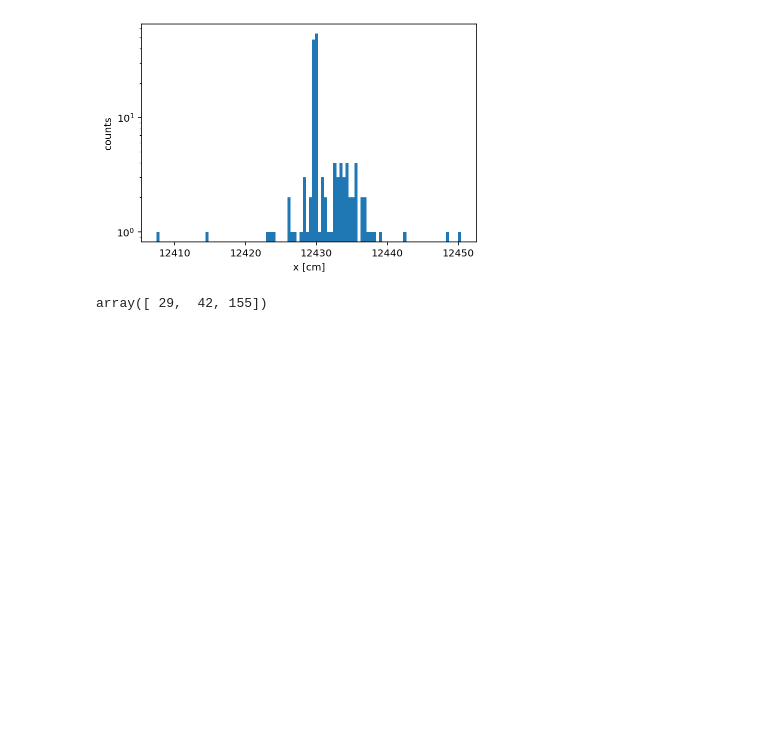
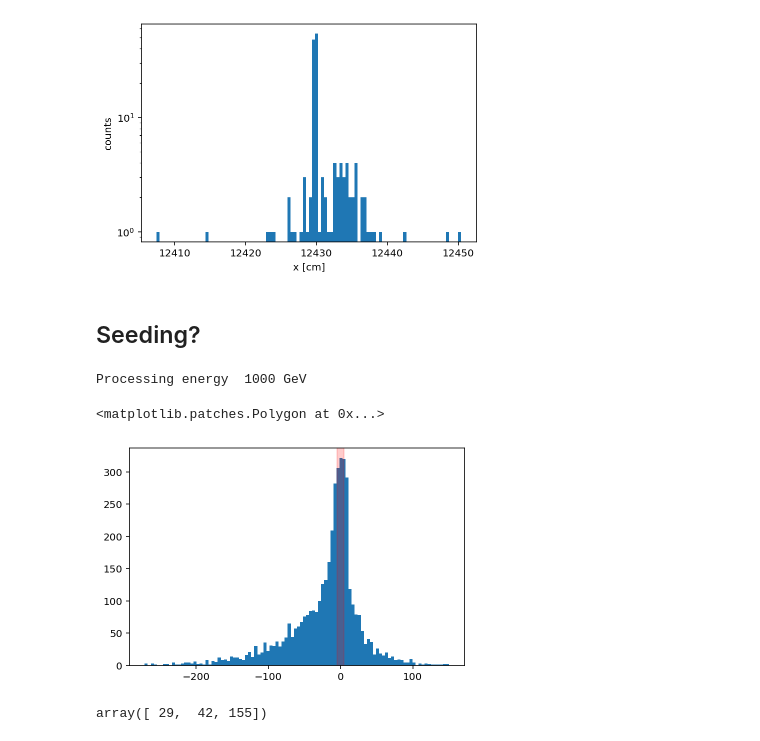
Before and after one commit to EdmondRen/mathusla_tracker_debugging, a Jupyter notebook: 11_tracker_debug.ipynb, the cells around one changed output. Drawn from its saved outputs; the diff is of its cells as text; code cells hidden in the pictures; blank space fills up the shorter version.

```diff
--- a/11_tracker_debug.ipynb
+++ b/11_tracker_debug.ipynb
@@ -93,3 +117,5 @@ plt.ylabel('counts')
 plt.yscale("log")
 # %% [output]
 [figure]
+# %% [markdown]
+## Seeding?
@@ -96,3 +189,67 @@ plt.yscale("log")
+# %%
+# Pull hits from simulation
+
+muon_energy=1000
+print("Processing energy ",muon_energy, "GeV")
+
+data_dir    = "/project/def-mdiamond/tomren/mathusla/data/fit_study"
+files=glob.glob(f"{data_dir}/muon_{muon_energy}_GeV/*/*/stat*.root",)
+files=util.Utils.sortByExt(files)
+
+Hit_collection = []
+Truth_collection = []
+hit_inds=[]
+for i_file in tqdm(range(len(files))):
+# for i_file in tqdm(range(10)):
+    filename=files[i_file]
+    tree_name="integral_tree"
+    ev = event.Event(filename, 0, tree_name=tree_name)
+    nevents = int(ev.Tree.GetEntries())
+
+    for i_event in range(1):
+        ev.EventNumber=i_event
+        ev.Tree.GetEntry(i_event)
+#         if len(ev.Tree.Digi_x)==7:
+        if 1:
+            hit_inds.append(i_event)
+            hits = get_digi_hits(ev)
+            truth =  get_event_truth(ev)
+
+            Hit_collection.append(hits)
+            Truth_collection.append(truth)
+# %% [output]
+Processing energy  1000 GeV
+# %%
+def Seed(hits):
+    c=29.97
+    seeds=[]
+    for i in range(len(hits)):
+        for j in range(i+1, len(hits)):
+            dx = hits[i].x- hits[j].x
+            dy = hits[i].y- hits[j].y
+            dz = hits[i].z- hits[j].z
+            dt = hits[i].t- hits[j].t
+            ds = (dx**2+dy**2-dz**2)/c**2-dt**2
+#             print(i,j, ds)
+#             print(hits[i].x, hits[i].z,hits[j].x, hits[j].z)
+#             if ds>5:
+#                 continue
+
+#             seeds.append([hits[i],hits[j]])
+#             seeds.append([i,j,ds])
+            seeds.append(ds)
+    return np.array(seeds)
+
+all_seeds=[]
+for hits in Hit_collection:
+    all_seeds.append(Seed(hits))
+all_seeds=np.array(all_seeds)
+# %%
+plt.hist(all_seeds.flatten(),bins=100);
+plt.axvspan(-5,5,color="r",alpha=0.2)
+# %% [output]
+<matplotlib.patches.Polygon at 0x...>
+[figure, added]
 # %%
 mask = (recon[:,0]>12440) & (ievent==6)
 ifile[mask]
```
Also changed, not shown: parts of 5 cells of this notebook, 18 other files.
